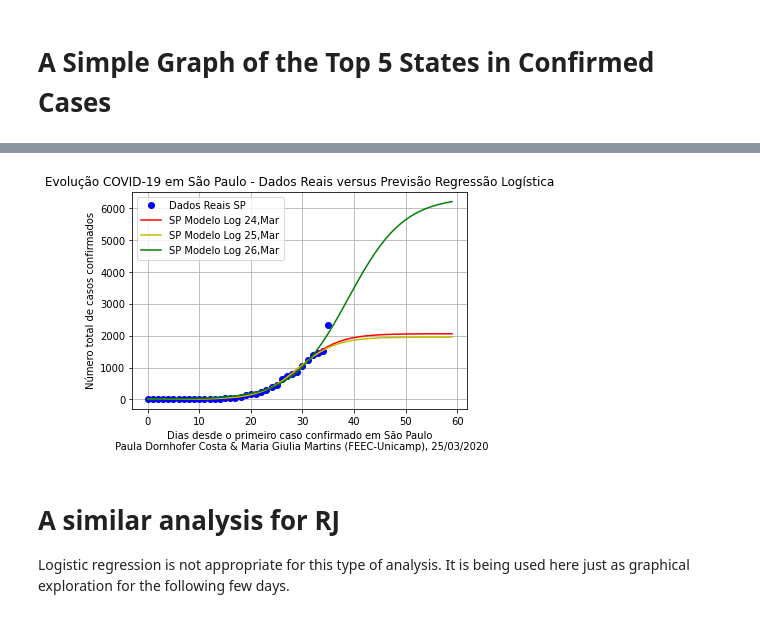
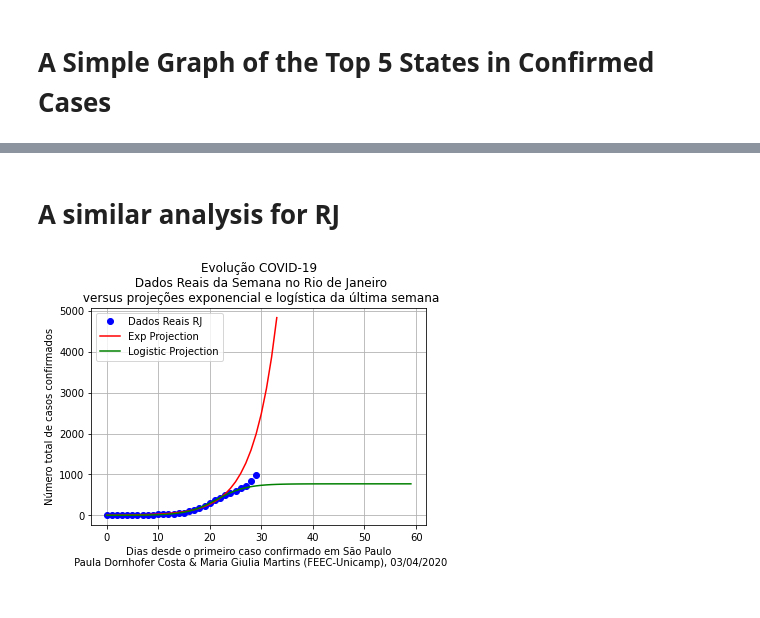
Before and after one commit to pdpcosta/COVID-19_Brazil, a Jupyter notebook: Python/COVID_19_Brazil_States.ipynb, the cells around one changed output, grey strips where cells are left out. Drawn from its saved outputs; the diff is of its cells as text; code cells hidden in the pictures.

```diff
--- a/Python/COVID_19_Brazil_States.ipynb
+++ b/Python/COVID_19_Brazil_States.ipynb
@@ -9,7 +9,7 @@ import matplotlib.pyplot as plt
 from scipy.optimize import curve_fit
 
 # Reading Brazilian data
-urlbr='https://raw.githubusercontent.com/pdpcosta/COVID-19_Brazil/master/DATA/COVID-19_Brazil_CONFIRMED_DEATH.csv'
+urlbr='https://raw.githubusercontent.com/pdpcosta/COVID-19_Brazil/master/DATA/COVID-19_Brazil_CONF_DEATH.csv'
 dfbr=pd.read_csv(urlbr)
 #print(dfbr)
 dfbr['Date']=pd.to_datetime(dfbr['Date'])
@@ -118,23 +102,24 @@ This graph may suggest that São Paulo was slowing the growing rate up to 25, Ma
+# %% [markdown]
+# A similar analysis for RJ
 # %%
-db2=sp_epidemy.tail(2)['Date'].iloc[0] # 2 days before
-db3=sp_epidemy.tail(3)['Date'].iloc[0] # 3 days before
-logfit_sp_db2=curve_fit(logistic_model,np.asarray(range(len(sp_epidemy)-1)),sp_epidemy.loc[sp_epidemy['Date']<=db2,'Confirmed'],p0=[1,1,1])
-logfit_sp_db3=curve_fit(logistic_model,np.asarray(range(len(sp_epidemy)-2)),sp_epidemy.loc[sp_epidemy['Date']<=db3,'Confirmed'],p0=[1,1,1])
+rj=dfbr[dfbr.State=="RJ"]
 
-plt.title("Evolução COVID-19 em São Paulo - Dados Reais versus Previsão Regressão Logística")
-plt.plot(days1,sp_epidemy['Confirmed'],'ro',label="Dados Reais SP",color="b") #Real data
-plt.plot(days, [logistic_model(i,logfit_sp_db3[0][0],logfit_sp_db3[0][1],logfit_sp_db3[0][2]) for i in days], label="SP Modelo Log 24,Mar", color = 'r' )#Predicted logistic curve
-plt.plot(days, [logistic_model(i,logfit_sp_db2[0][0],logfit_sp_db2[0][1],logfit_sp_db2[0][2]) for i in days], label="SP Modelo Log 25,Mar", color = 'y' )#Predicted logistic curve
-plt.plot(days, [logistic_model(i,logfit_sp[0][0],logfit_sp[0][1],logfit_sp[0][2]) for i in days], label="SP Modelo Log 26,Mar", color = 'g' )#Predicted logistic curve
+rj_epidemy=rj[(rj['Confirmed']>0)]
+rj_day1=rj_epidemy['Date'].iloc[0]
+rj_day1=rj_day1-pd.Timedelta(days=1)
+rj_epidemy=rj[(rj['Date']>=rj_day1)]
+
+expfit_rj=curve_fit(exponential_model,np.asarray(range(len(rj_epidemy)-6)),(rj_epidemy[:-6])['Confirmed'],p0=[1,1,1])
+logfit_rj=curve_fit(logistic_model,np.asarray(range(len(rj_epidemy)-6)),(rj_epidemy[:-6])['Confirmed'],p0=[1,1,1])
+
+plt.title("Evolução COVID-19\n Dados Reais da Semana no Rio de Janeiro\n versus projeções exponencial e logística da última semana")
+plt.plot(np.asarray(range(len(rj_epidemy))),rj_epidemy['Confirmed'],'ro',label="Dados Reais RJ",color="b") #Real data
+plt.plot(np.asarray(range(len(rj_epidemy)+4)), [exponential_model(i,expfit_rj[0][0],expfit_rj[0][1],expfit_rj[0][2]) for i in np.asarray(range(len(rj_epidemy)+4))], label="Exp Projection", color = 'r' )#Predicted logistic curve)
+plt.plot(days, [logistic_model(i,logfit_rj[0][0],logfit_rj[0][1],logfit_rj[0][2]) for i in days], label="Logistic Projection", color = 'g' )#Predicted logistic curve
 plt.grid()
-
 plt.legend(loc="upper left")
-plt.xlabel("Dias desde o primeiro caso confirmado em São Paulo\n Paula Dornhofer Costa & Maria Giulia Martins (FEEC-Unicamp), 25/03/2020")
+plt.xlabel("Dias desde o primeiro caso confirmado em São Paulo\n Paula Dornhofer Costa & Maria Giulia Martins (FEEC-Unicamp), 03/04/2020")
 plt.ylabel("Número total de casos confirmados")
 plt.show()
 # %% [output]
-[figure, old version]
+[figure, new version]
-# %% [markdown]
-# A similar analysis for RJ
-
-Logistic regression is not appropriate for this type of analysis. It is being used here just as graphical exploration for the following few days.
```
Also changed, not shown: parts of 7 cells of this notebook.
